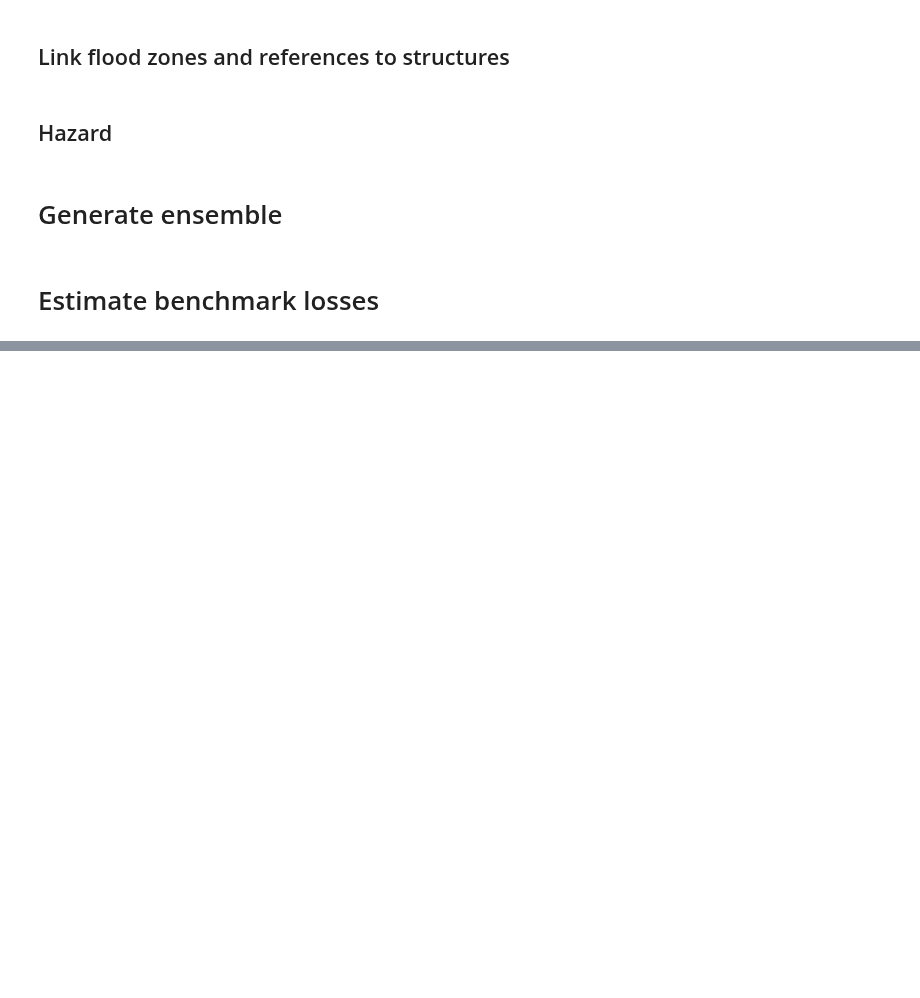
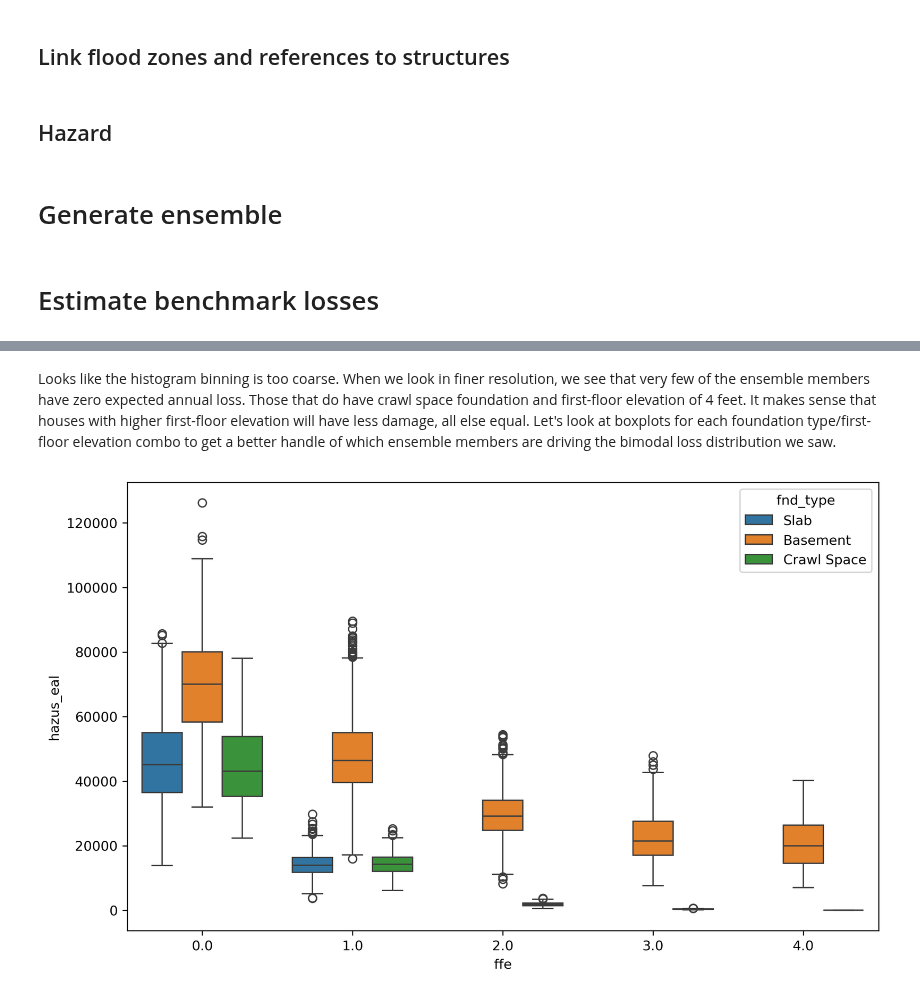
Before and after one commit to abpoll/unsafe, a Jupyter notebook: examples/philadelphia_frd/notebooks/full_data_example.ipynb, the cells around one changed output, grey strips where cells are left out. Drawn from its saved outputs; the diff is of its cells as text; code cells hidden in the pictures; blank space fills up the shorter version.

```diff
--- a/examples/philadelphia_frd/notebooks/full_data_example.ipynb
+++ b/examples/philadelphia_frd/notebooks/full_data_example.ipynb
@@ -346,0 +434,18 @@ ax.legend()
+# %% [markdown]
+Looks like the histogram binning is too coarse. When we look in finer resolution, we see that very few of the ensemble members have zero expected annual loss. Those that do have crawl space foundation and first-floor elevation of 4 feet. It makes sense that houses with higher first-floor elevation will have less damage, all else equal. Let's look at boxplots for each foundation type/first-floor elevation combo to get a better handle of which ensemble members are driving the bimodal loss distribution we saw.
+# %%
+# Seaborn is a helpful package for doing the diagnostics
+import seaborn as sns
+
+fig, ax = plt.subplots(dpi=300, figsize=(10, 6))
+g= sns.boxplot(data=max_unc,
+            x='ffe', y='hazus_eal',
+            hue='fnd_type',
+            ax=ax)
+
+# replace legend labels
+new_labels = ['Slab', 'Basement', 'Crawl Space']
+for t, l in zip(g.legend_.texts, new_labels):
+    t.set_text(l)
+# %% [output]
+[figure, added]
```
Also changed, not shown: parts of 12 cells of this notebook, 3 other files.
